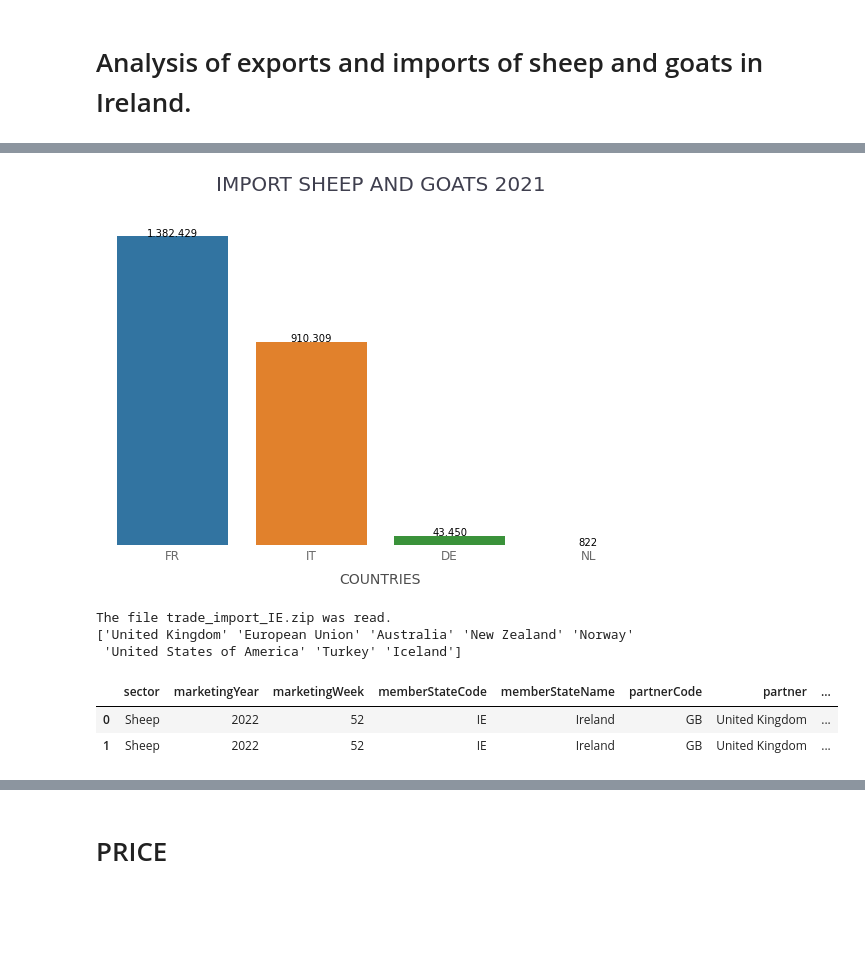
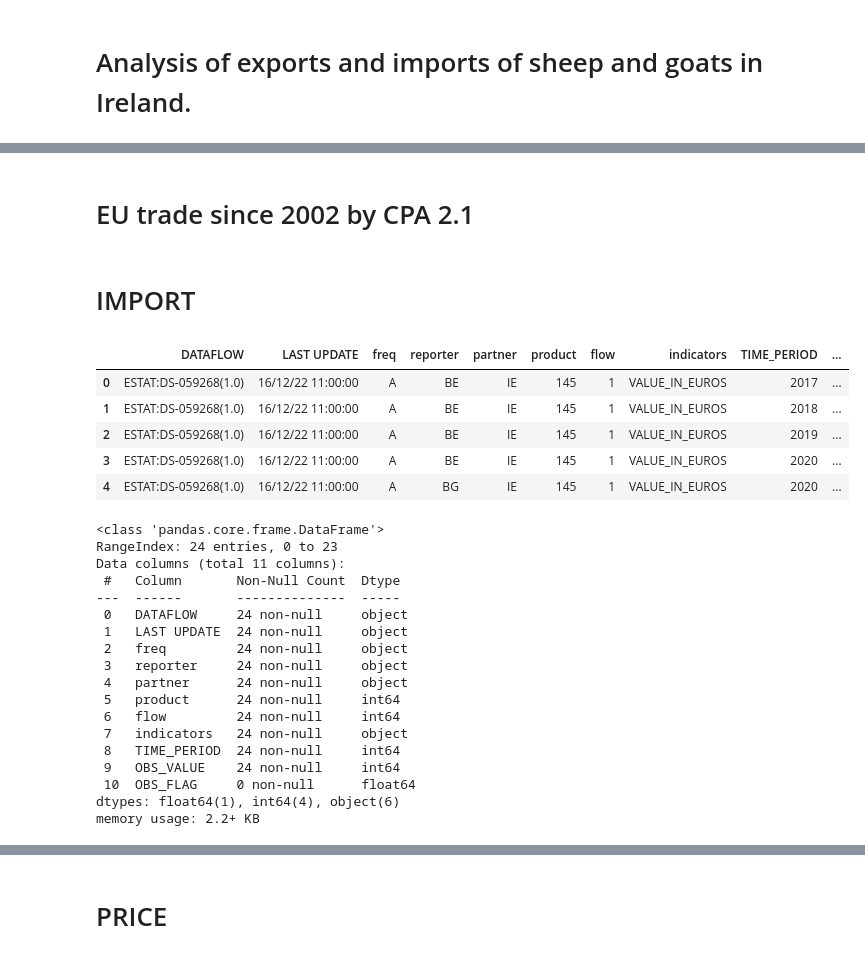
Before and after one commit to leticiacosta91/CA2_GIT, a Jupyter notebook: NEW_SHEEP.ipynb, the cells around one changed output, grey strips where cells are left out. Drawn from its saved outputs; the diff is of its cells as text; code cells hidden in the pictures; blank space fills up the shorter version.

```diff
--- a/NEW_SHEEP.ipynb
+++ b/NEW_SHEEP.ipynb
@@ -118,31 +20,36 @@ df2.sort_values(by='OBS_VALUE', ascending=False, inplace=True, ignore_index=True
-# %%
-fig, ax = plt.subplots(figsize=(8,6))
-sns.barplot(x='reporter', y='OBS_VALUE', data = df2, ax=ax)
-
-ax.set_frame_on(False)
-ax.set_title('IMPORT SHEEP AND GOATS 2021', loc='center', pad=30, fontdict={'fontsize':20},
-             color='#3f3f4e')
-
-ax.get_yaxis().set_visible(False)
-ax.tick_params(axis='x', length=0, labelsize=12, colors='dimgrey')
-ax.set_xlabel('COUNTRIES', labelpad=10, fontdict={'fontsize':14}, color='#4c4c4c')
-
-plt.tight_layout();
-
-for retangulo in ax.patches:
-  ax.text(retangulo.get_x() + retangulo.get_width() / 2,
-          retangulo.get_height() + 22,
-          '{:,}'.format(int(retangulo.get_height())).replace(',','.'), ha = 'center')
-# %% [output]
-[figure, removed]
-# %%
-trade_import = get_trade('IE','import')
-print(trade_import['partner'].unique())
-trade_import.head(2)
-# %% [output]
-The file trade_import_IE.zip was read.
-['United Kingdom' 'European Union' 'Australia' 'New Zealand' 'Norway'
- 'United States of America' 'Turkey' 'Iceland']
-|  | sector | marketingYear | marketingWeek | memberStateCode | memberStateName | partnerCode | partner | ... |
-| 0 | Sheep | 2022 | 52 | IE | Ireland | GB | United Kingdom | ... |
-| 1 | Sheep | 2022 | 52 | IE | Ireland | GB | United Kingdom | ... |
+# %% [markdown]
+# EU trade since 2002 by CPA 2.1
+# %% [markdown]
+# IMPORT
+# %%
+# IMPORTING THE EU trade since 2002 by CPA 2.1
+df1 = pd.read_csv('IMPORT.gz')
+df1.head()
+# %% [output]
+|  | DATAFLOW | LAST UPDATE | freq | reporter | partner | product | flow | indicators | TIME_PERIOD | ... |
+| 0 | ESTAT:DS-059268(1.0) | 16/12/22 11:00:00 | A | BE | IE | 145 | 1 | VALUE_IN_EUROS | 2017 | ... |
+| 1 | ESTAT:DS-059268(1.0) | 16/12/22 11:00:00 | A | BE | IE | 145 | 1 | VALUE_IN_EUROS | 2018 | ... |
+| 2 | ESTAT:DS-059268(1.0) | 16/12/22 11:00:00 | A | BE | IE | 145 | 1 | VALUE_IN_EUROS | 2019 | ... |
+| 3 | ESTAT:DS-059268(1.0) | 16/12/22 11:00:00 | A | BE | IE | 145 | 1 | VALUE_IN_EUROS | 2020 | ... |
+| 4 | ESTAT:DS-059268(1.0) | 16/12/22 11:00:00 | A | BG | IE | 145 | 1 | VALUE_IN_EUROS | 2020 | ... |
+# %%
+df1.info()
+# %% [output]
+<class 'pandas.core.frame.DataFrame'>
+RangeIndex: 24 entries, 0 to 23
+Data columns (total 11 columns):
+ #   Column       Non-Null Count  Dtype
+---  ------       --------------  -----
+ 0   DATAFLOW     24 non-null     object
+ 1   LAST UPDATE  24 non-null     object
+ 2   freq         24 non-null     object
+ 3   reporter     24 non-null     object
+ 4   partner      24 non-null     object
+ 5   product      24 non-null     int64
+ 6   flow         24 non-null     int64
+ 7   indicators   24 non-null     object
+ 8   TIME_PERIOD  24 non-null     int64
+ 9   OBS_VALUE    24 non-null     int64
+ 10  OBS_FLAG     0 non-null      float64
+dtypes: float64(1), int64(4), object(6)
+memory usage: 2.2+ KB
```
Also changed, not shown: parts of 69 cells of this notebook, 6 other files.
